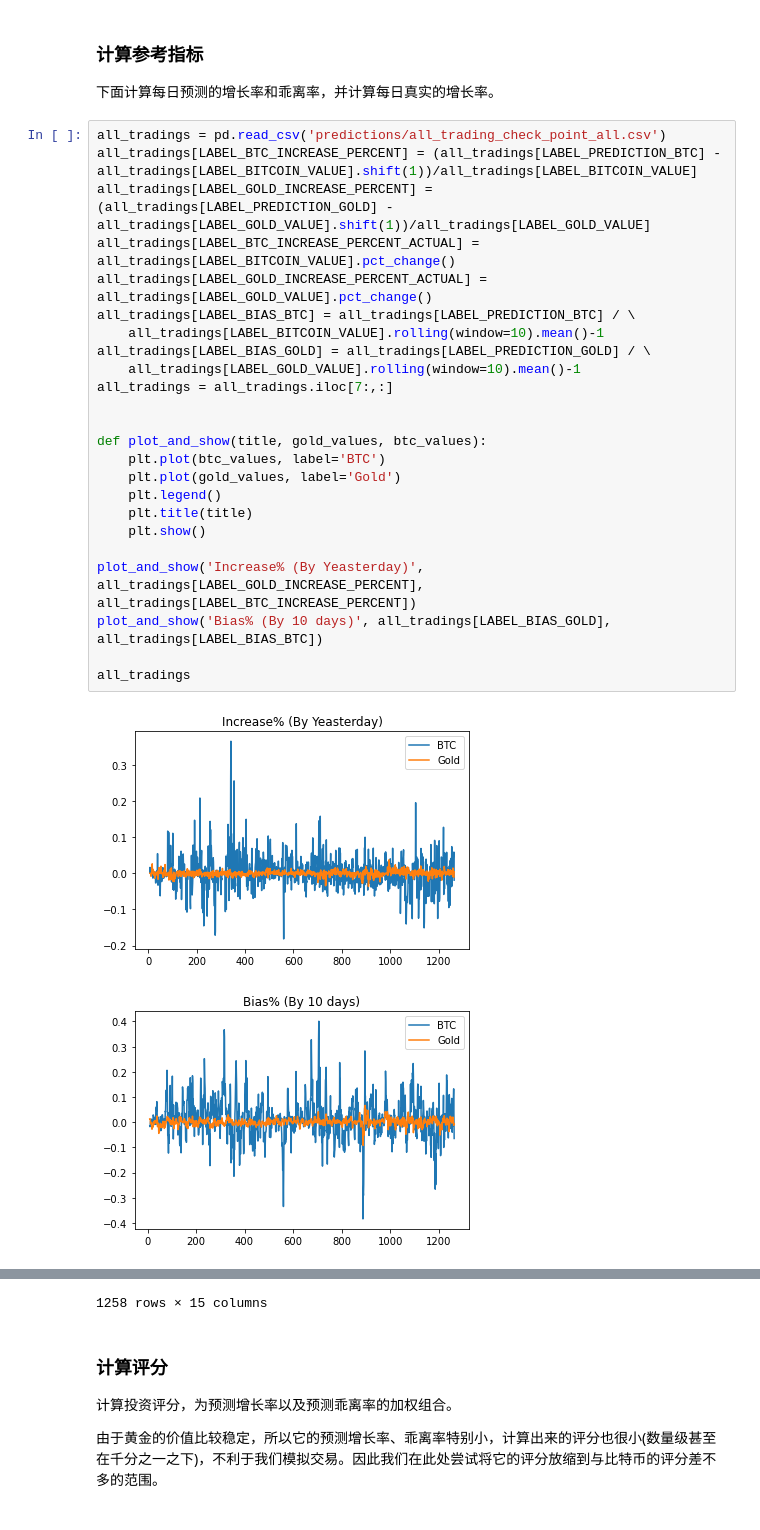
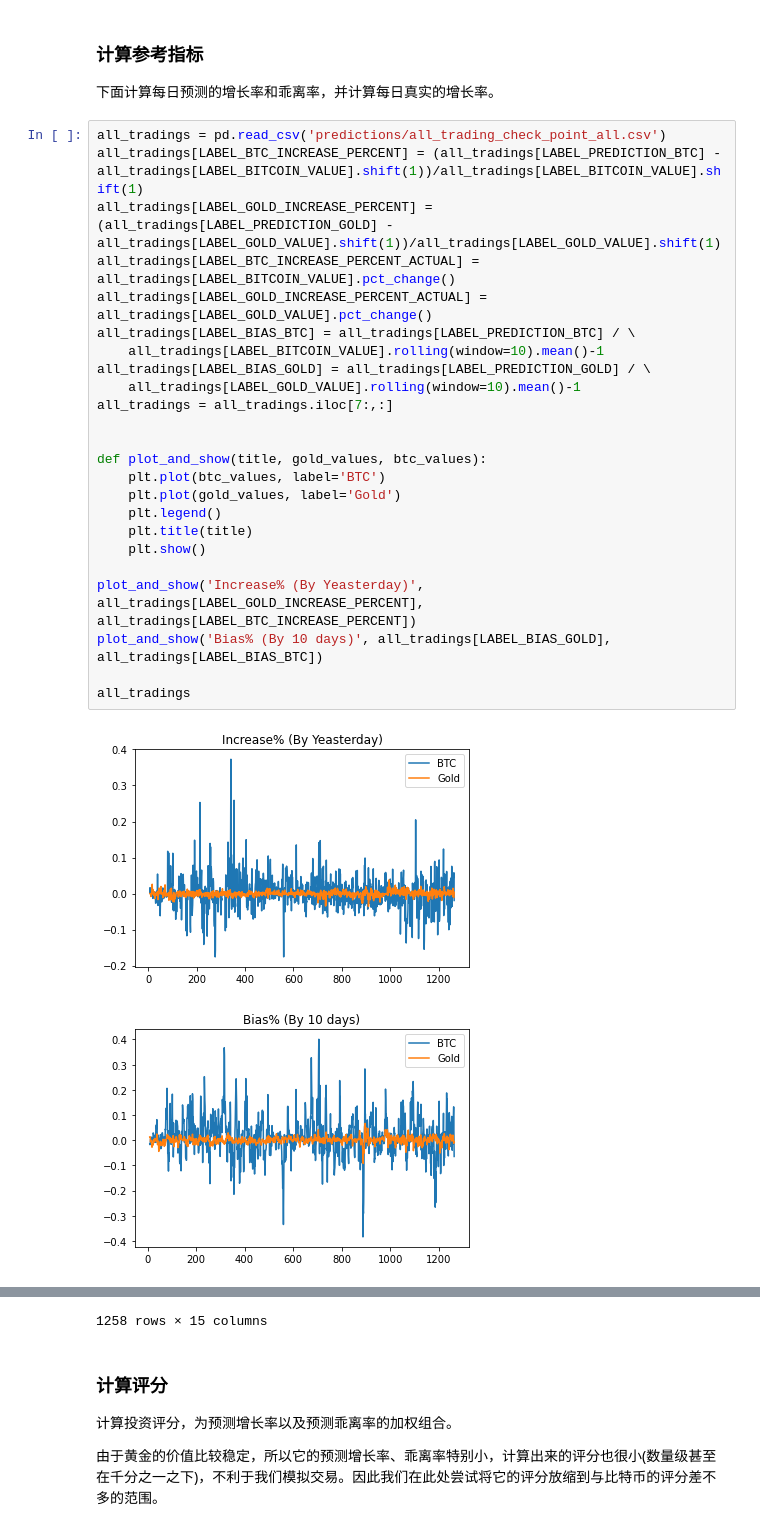
Before and after one commit to SalHe/mcm-2022, a Jupyter notebook: try-trade2.ipynb, the cells around one changed output, grey strips where cells are left out. Saved outputs shown, nothing was run; the diff lists cells and outputs as text.

```diff
--- a/try-trade2.ipynb
+++ b/try-trade2.ipynb
@@ -36,30 +36,30 @@ LABEL_BTC_SCORE = 'BTC Score'
 下面计算每日预测的增长率和乖离率，并计算每日真实的增长率。
 # %%
 all_tradings = pd.read_csv('predictions/all_trading_check_point_all.csv')
-all_tradings[LABEL_BTC_INCREASE_PERCENT] = (all_tradings[LABEL_PREDICTION_BTC] - all_tradings[LABEL_BITCOIN_VALUE].shift(1))/all_tradings[LABEL_BITCOIN_VALUE]
-all_tradings[LABEL_GOLD_INCREASE_PERCENT] =  (all_tradings[LABEL_PREDICTION_GOLD] - all_tradings[LABEL_GOLD_VALUE].shift(1))/all_tradings[LABEL_GOLD_VALUE]
+all_tradings[LABEL_BTC_INCREASE_PERCENT] = (all_tradings[LABEL_PREDICTION_BTC] - all_tradings[LABEL_BITCOIN_VALUE].shift(1))/all_tradings[LABEL_BITCOIN_VALUE].shift(1)
+all_tradings[LABEL_GOLD_INCREASE_PERCENT] =  (all_tradings[LABEL_PREDICTION_GOLD] - all_tradings[LABEL_GOLD_VALUE].shift(1))/all_tradings[LABEL_GOLD_VALUE].shift(1)
 all_tradings[LABEL_BTC_INCREASE_PERCENT_ACTUAL] = all_tradings[LABEL_BITCOIN_VALUE].pct_change()
 all_tradings[LABEL_GOLD_INCREASE_PERCENT_ACTUAL] = all_tradings[LABEL_GOLD_VALUE].pct_change()
 all_tradings[LABEL_BIAS_BTC] = all_tradings[LABEL_PREDICTION_BTC] / \
     all_tradings[LABEL_BITCOIN_VALUE].rolling(window=10).mean()-1
 all_tradings[LABEL_BIAS_GOLD] = all_tradings[LABEL_PREDICTION_GOLD] / \
     all_tradings[LABEL_GOLD_VALUE].rolling(window=10).mean()-1
 all_tradings = all_tradings.iloc[7:,:]
 
 
 def plot_and_show(title, gold_values, btc_values):
     plt.plot(btc_values, label='BTC')
     plt.plot(gold_values, label='Gold')
     plt.legend()
     plt.title(title)
     plt.show()
 
 plot_and_show('Increase% (By Yeasterday)', all_tradings[LABEL_GOLD_INCREASE_PERCENT], all_tradings[LABEL_BTC_INCREASE_PERCENT])
 plot_and_show('Bias% (By 10 days)', all_tradings[LABEL_BIAS_GOLD], all_tradings[LABEL_BIAS_BTC])
 
 all_tradings
 # %% [output]
-[figure, old version]
+[figure, new version]
 [figure]
 |  | Unnamed: 0 | Date | Value | USD (PM) | Gold Deal Open | BTC Value's Mean | Gold Value's Mean | ... |
 | 7 | 7 | 2016-09-21 | 598.88 | 1326.10 | True | 0.000 | 0.000 | ... |
```
Also changed, not shown: parts of 2 cells of this notebook.
